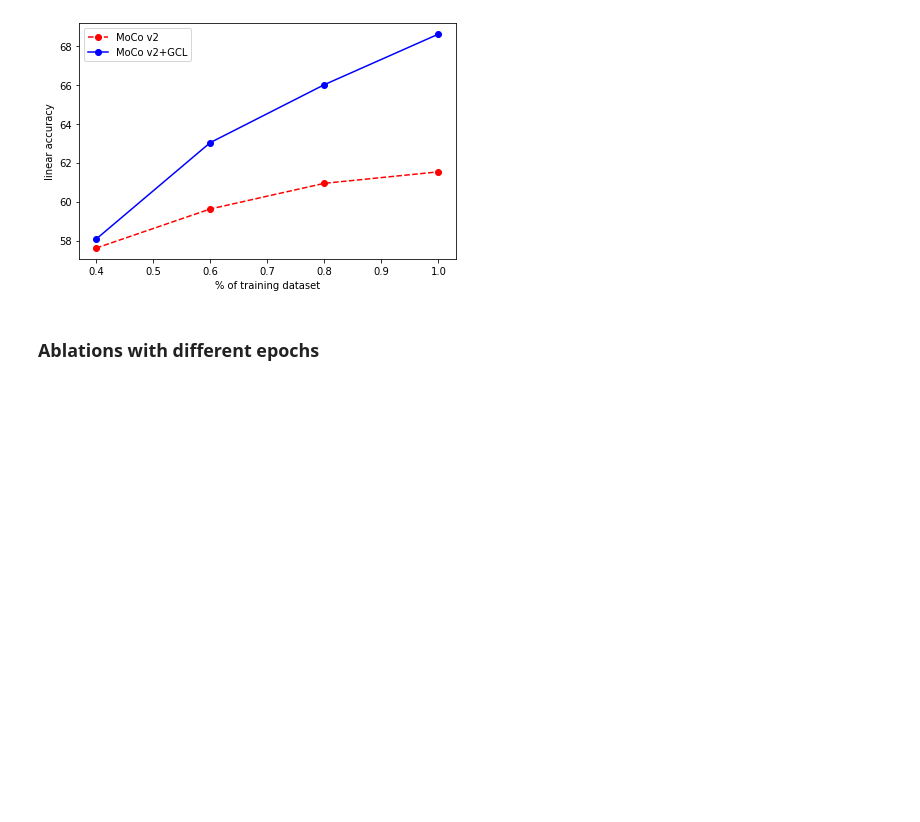
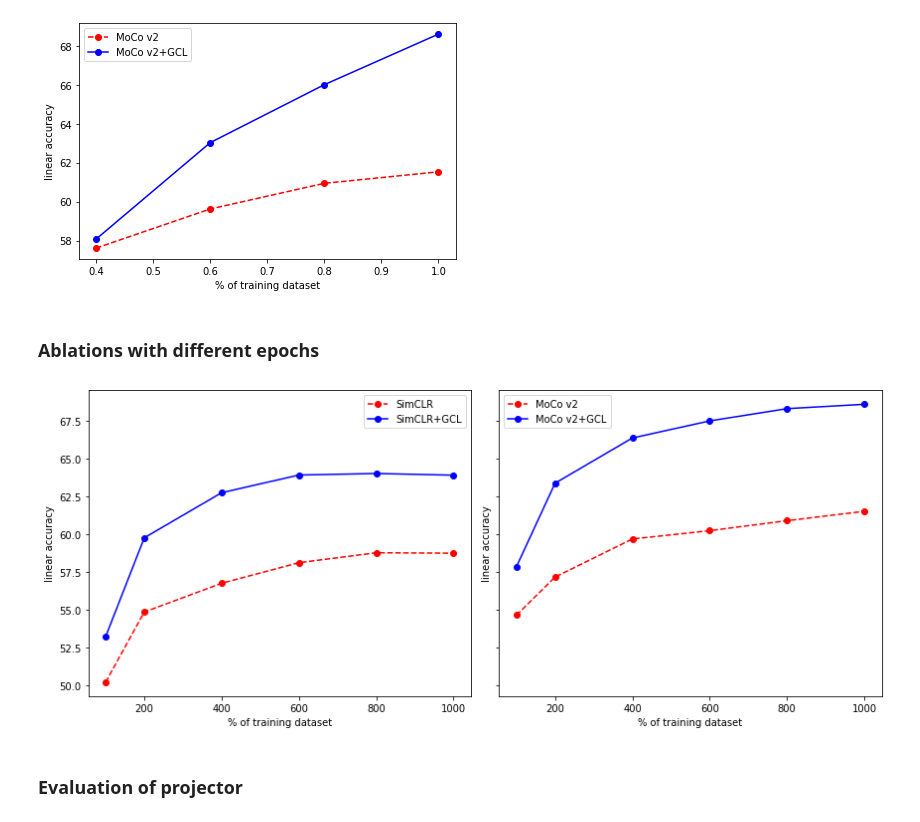
Before and after one commit to YeskendirK/geometric-contrastive-learning, a Jupyter notebook: visualizations.ipynb, the cells around one changed output. Cells and saved outputs as stored; diff of their text form; code cells hidden in the pictures; blank space fills up the shorter version.

```diff
--- a/visualizations.ipynb
+++ b/visualizations.ipynb
@@ -295,5 +295,46 @@ plt.tight_layout()
 plt.savefig("moco_data_fractions.png")
 # %% [output]
 [figure]
-# %% [markdown]
-### Ablations with different epochs
+# %% [markdown]
+### Ablations with different epochs
+# %%
+import numpy as np
+import matplotlib.pyplot as plt
+epochs = [100, 200, 400, 600, 800, 1000]
+
+simclr = [50.23, 54.87, 56.77, 58.13, 58.79, 58.76]
+simclr_gcl = [53.24, 59.78, 62.76, 63.93, 64.03, 63.92]
+
+moco = [54.66, 57.18, 59.7, 60.25, 60.91, 61.53]
+moco_gcl = [57.86, 63.39, 66.38, 67.51, 68.32, 68.61]
+
+fig, (ax1, ax2) = plt.subplots(1, 2, sharey=True)
+fig.set_size_inches(12, 5)
+
+# fig.suptitle('Horizontally stacked subplots')
+ax1.plot(epochs, simclr, color='red', linestyle='dashed', marker='o', label='SimCLR')
+ax1.plot(epochs, simclr_gcl, color='blue', marker='o',  label='SimCLR+GCL')
+ax1.set_xlabel("% of training dataset")
+ax1.set_ylabel("linear accuracy")
+# plt.legend()
+
+
+# x_small = np.arange(0,15,0.005)   # start,stop,step
+# cos_small = (1+np.cos(np.pi*x_small/180))/2
+# arccos_small = 1-x_small/180#(np.pi)
+ax2.plot(epochs, moco, color='red', linestyle='dashed', marker='o', label='MoCo v2')
+ax2.plot(epochs, moco_gcl, color='blue', marker='o',  label='MoCo v2+GCL')
+ax2.set_xlabel("% of training dataset")
+ax2.set_ylabel("linear accuracy")
+
+
+ax1.legend()
+ax2.legend()
+# plt.legend()
+# plt.legend(loc=(1.04, 0.85))
+plt.tight_layout()
+plt.savefig("different_epochs.png")
+# %% [output]
+[figure, added]
+# %% [markdown]
+### Evaluation of projector
```
Also changed, not shown: parts of 4 cells of this notebook, 11 other files.
